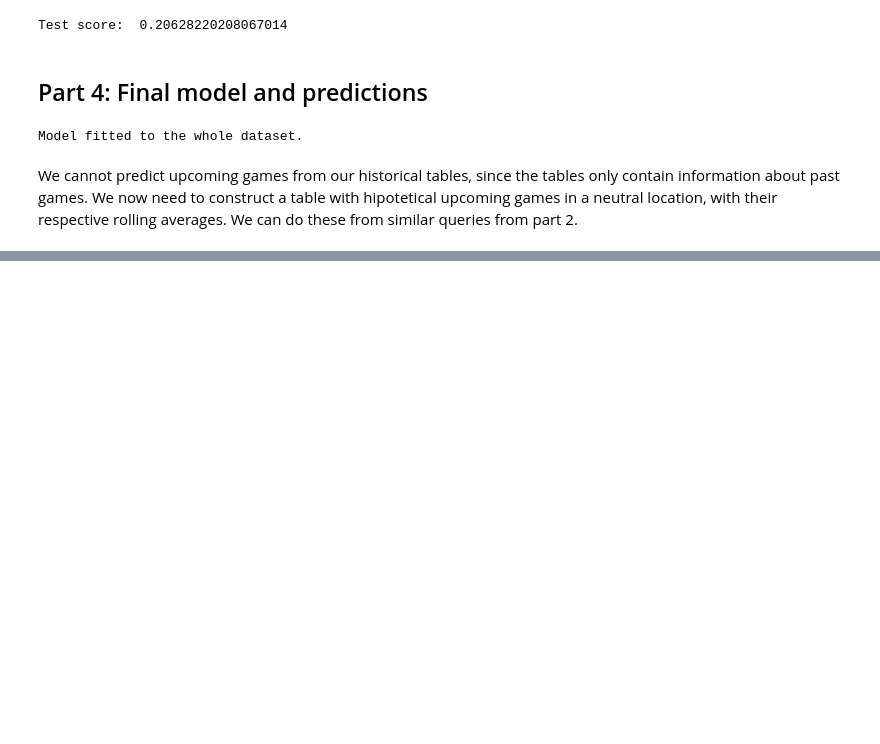
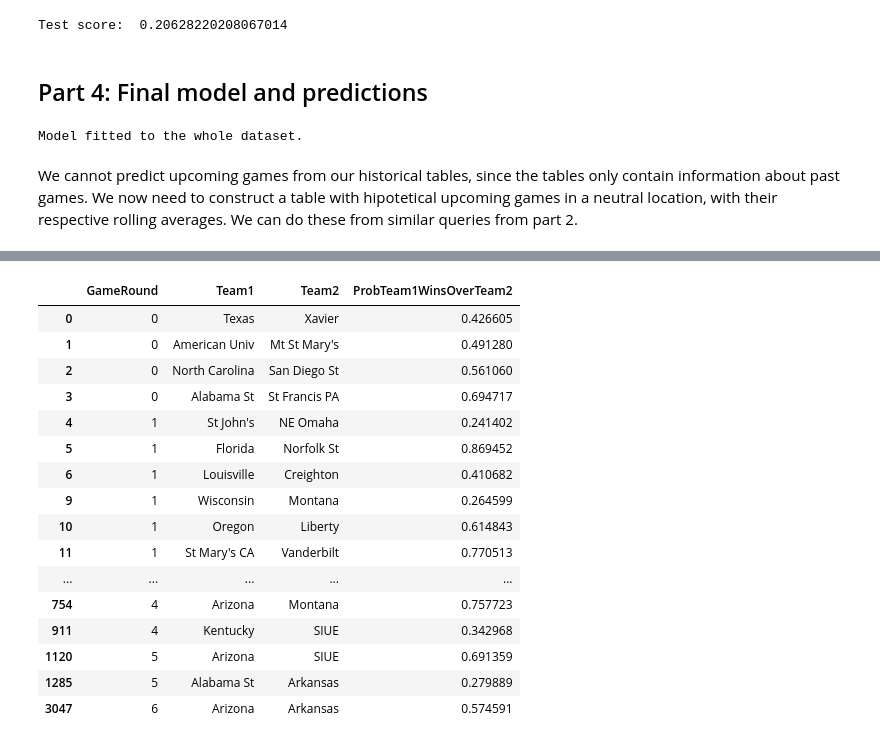
Before and after one commit to UlisesRamirezBarajas/Basketball-NCAA-2025-Predictions, a Jupyter notebook: College Basketball (March Madness) 2025 Predictions.ipynb, the cells around one changed output, grey strips where cells are left out. Saved outputs shown, nothing was run; the diff lists cells and outputs as text; code cells hidden in the pictures; blank space fills up the shorter version.

```diff
--- a/College Basketball (March Madness) 2025 Predictions.ipynb
+++ b/College Basketball (March Madness) 2025 Predictions.ipynb
@@ -1474,0 +1750,41 @@ My predicted probabilities:
+# %%
+fgp = full_game_predictions.copy()
+# %%
+def eliminite_further_games(row, table):
+    if row["ProbTeam1WinsOverTeam2"] > .5:
+        table = table[((table.Team2 != row["Team2"]) & (table.Team1 != row["Team2"]) & (table.GameRound>row["GameRound"]))
+                     |  (table.GameRound<=row["GameRound"])]
+    else:
+        table = table[((table.Team1 != row["Team1"]) & (table.Team2 != row["Team1"]) & (table.GameRound>row["GameRound"]))
+                     |  (table.GameRound<=row["GameRound"])]
+    return table
+# %%
+s=0
+while True:
+    row = fgp.iloc[s]
+    if row.GameRound ==6:
+        break
+    table  = fgp
+    fgp = eliminite_further_games(row, table)
+    s += 1
+# %%
+with pd.option_context('display.max_rows', None, 'display.max_columns', None):
+    display(fgp)
+# %% [output]
+|  | GameRound | Team1 | Team2 | ProbTeam1WinsOverTeam2 |
+| 0 | 0 | Texas | Xavier | 0.426605 |
+| 1 | 0 | American Univ | Mt St Mary's | 0.491280 |
+| 2 | 0 | North Carolina | San Diego St | 0.561060 |
+| 3 | 0 | Alabama St | St Francis PA | 0.694717 |
+| 4 | 1 | St John's | NE Omaha | 0.241402 |
+| 5 | 1 | Florida | Norfolk St | 0.869452 |
+| 6 | 1 | Louisville | Creighton | 0.410682 |
+| 9 | 1 | Wisconsin | Montana | 0.264599 |
+| 10 | 1 | Oregon | Liberty | 0.614843 |
+| 11 | 1 | St Mary's CA | Vanderbilt | 0.770513 |
+| ... | ... | ... | ... | ... |
+| 754 | 4 | Arizona | Montana | 0.757723 |
+| 911 | 4 | Kentucky | SIUE | 0.342968 |
+| 1120 | 5 | Arizona | SIUE | 0.691359 |
+| 1285 | 5 | Alabama St | Arkansas | 0.279889 |
+| 3047 | 6 | Arizona | Arkansas | 0.574591 |
```
Also changed, not shown: parts of 20 cells of this notebook.
